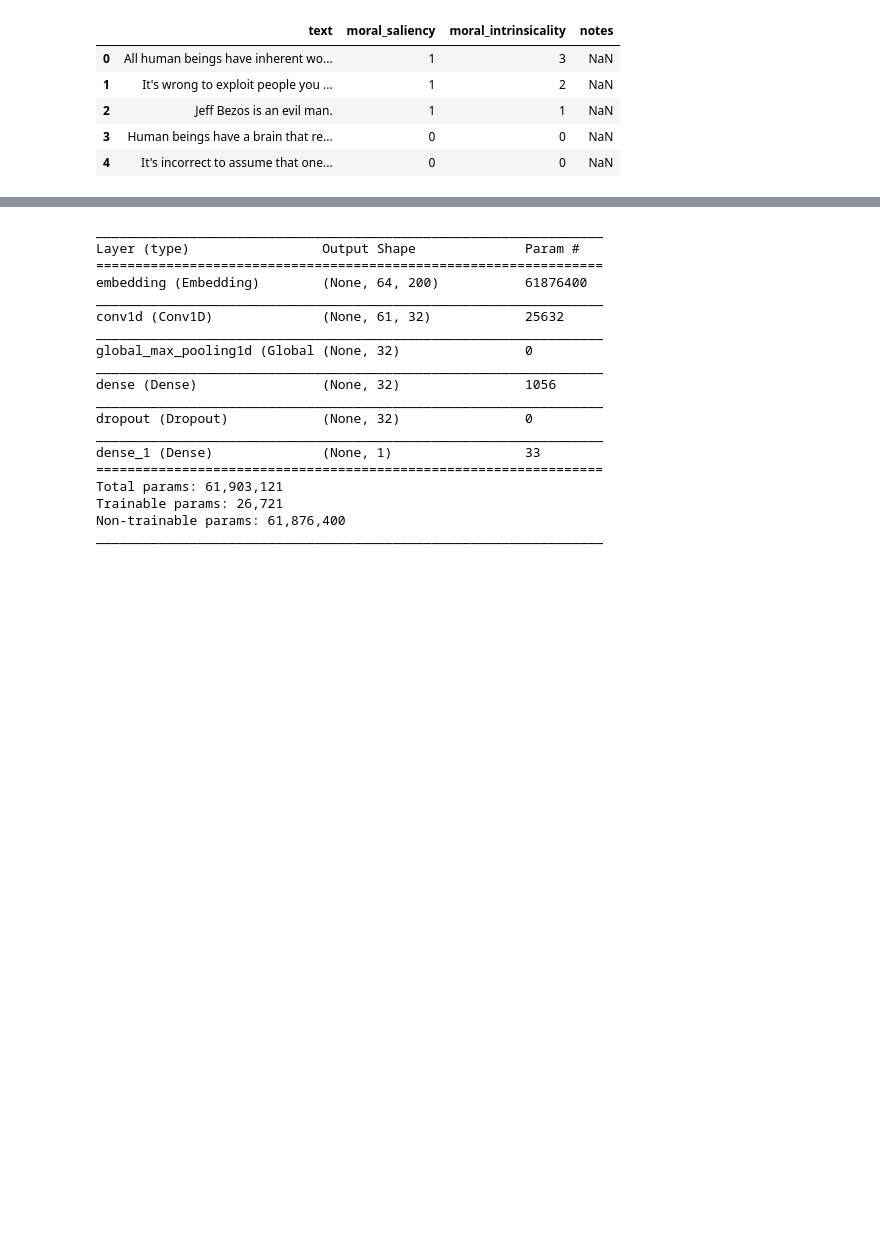
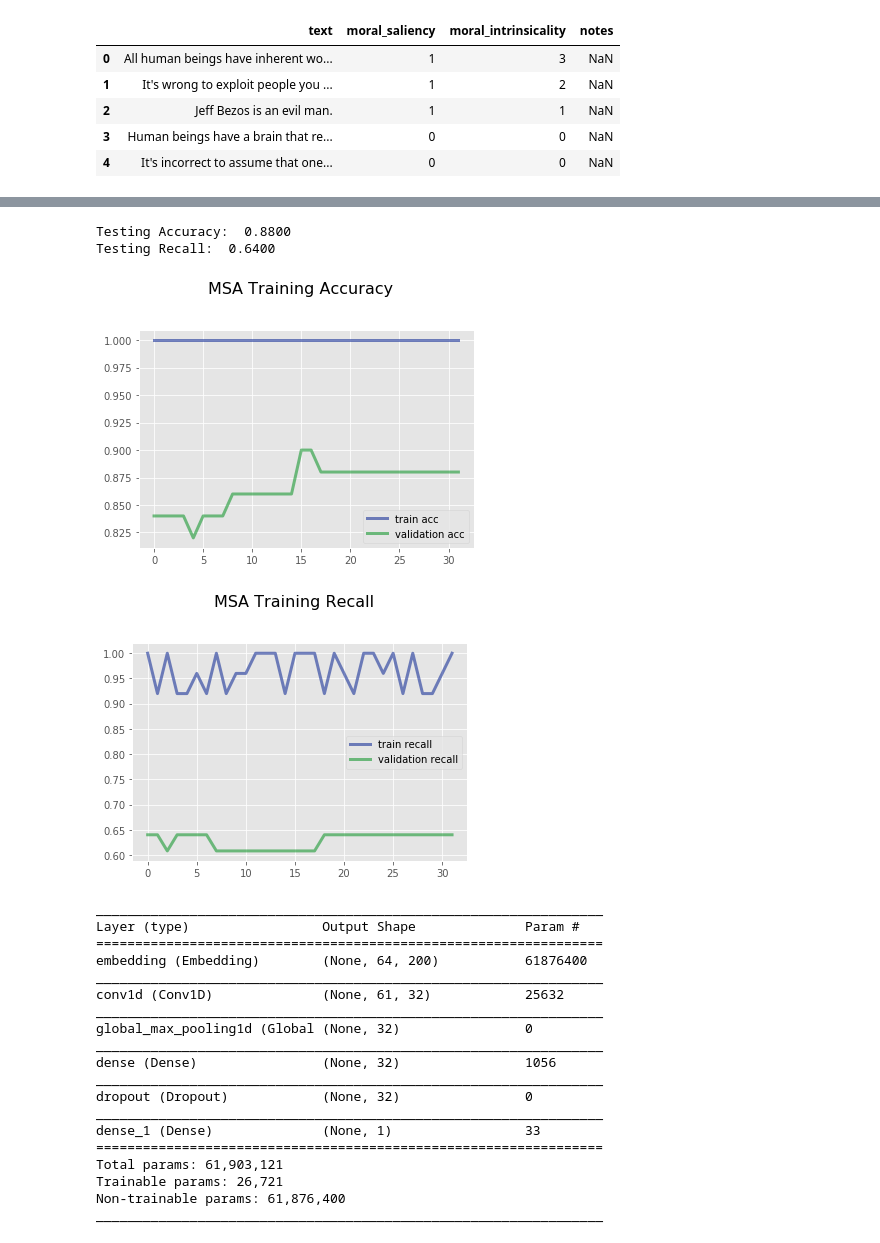
Before and after one commit to wlifferth/msc, a Jupyter notebook: MoralSentimentAnalysisCNN.ipynb, the cells around one changed output, grey strips where cells are left out. Saved outputs shown, nothing was run; the diff lists cells and outputs as text; code cells hidden in the pictures; blank space fills up the shorter version.

```diff
--- a/MoralSentimentAnalysisCNN.ipynb
+++ b/MoralSentimentAnalysisCNN.ipynb
@@ -98,3 +307,19 @@ output_test = test["moral_saliency"]
+# %%
+history = one_conv_layer_model.fit(input_train, output_train,
+                    epochs=32,
+                    verbose=0,
+                    validation_data=(input_test, output_test),
+                    batch_size=8,
+                    class_weight={1: 16, 0: 1})
+loss, accuracy, recall = one_conv_layer_model.evaluate(input_test, output_test, verbose=False)
+print("Testing Accuracy:  {:.4f}".format(accuracy))
+print("Testing Recall:  {:.4f}".format(recall))
+plot_training(history)
+# %% [output]
+Testing Accuracy:  0.8800
+Testing Recall:  0.6400
+[figure, added]
+[figure, added]
 # %%
 # Create a new model
 msa_cnn_model = keras.Sequential()
```
Also changed, not shown: parts of 16 cells of this notebook.
